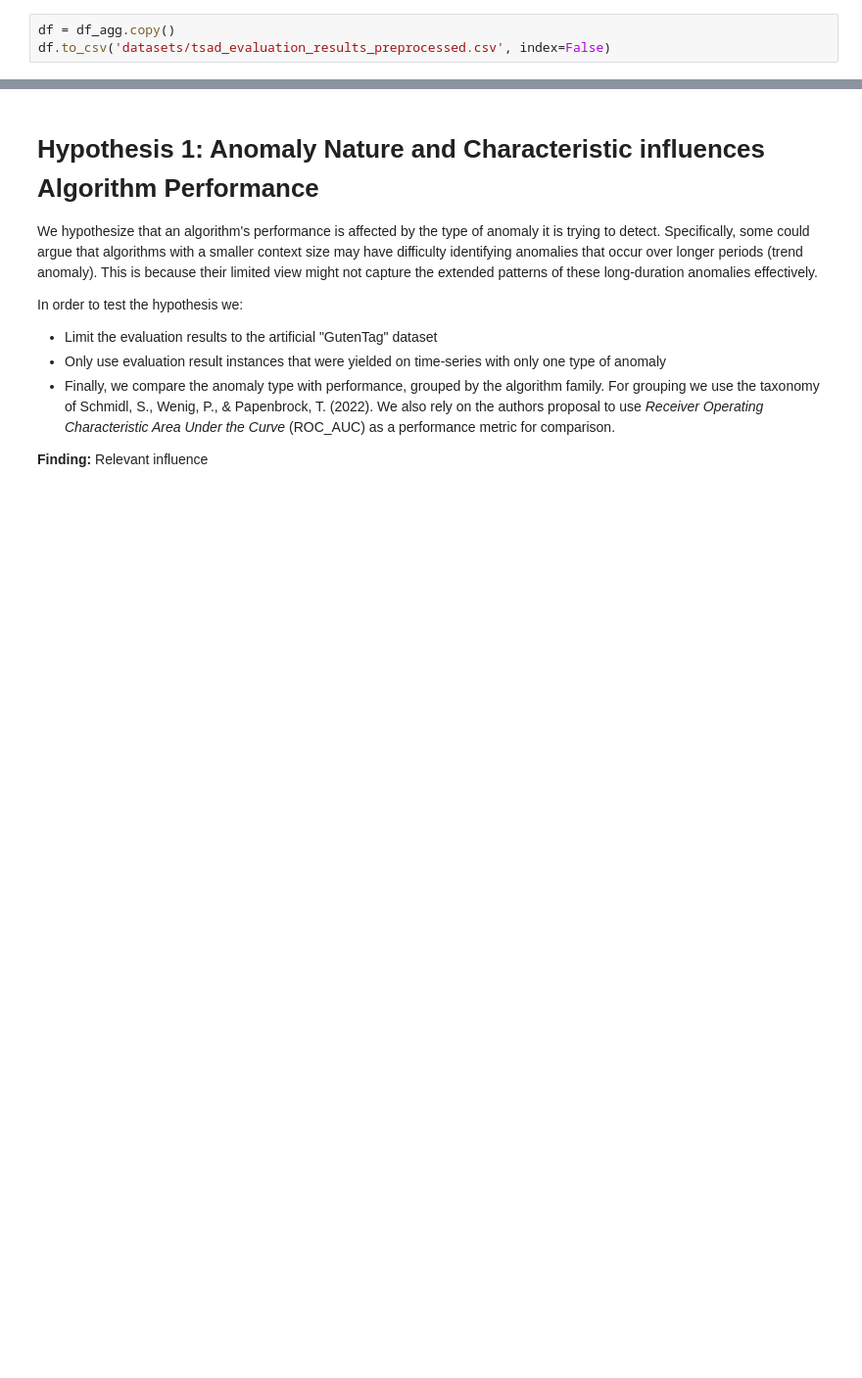
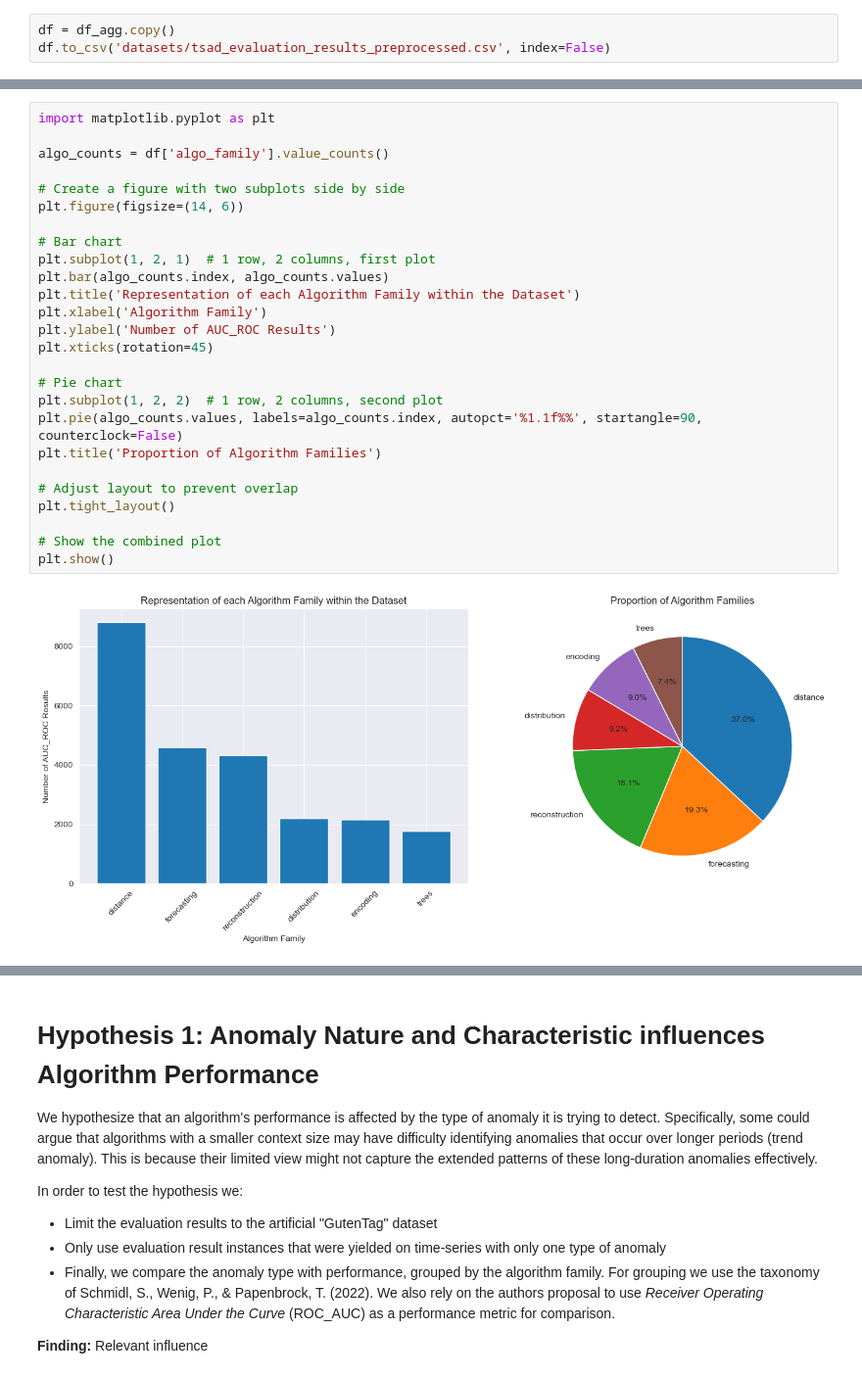
Before and after one commit to dhuber-dev/robust-univariate-ad, a Jupyter notebook: preprocessing_and_analysis_tsad_evaluation_results.ipynb, the cells around one changed output, grey strips where cells are left out. Shown at 98% size. Drawn from its saved outputs; the diff is of its cells as text; blank space fills up the shorter version.

Commit message:
[ADD] Dataset Constellation Plots

```diff
--- a/preprocessing_and_analysis_tsad_evaluation_results.ipynb
+++ b/preprocessing_and_analysis_tsad_evaluation_results.ipynb
@@ -165,0 +185,28 @@ df.to_csv('datasets/tsad_evaluation_results_preprocessed.csv', index=False)
+# %%
+import matplotlib.pyplot as plt
+
+algo_counts = df['algo_family'].value_counts()
+
+# Create a figure with two subplots side by side
+plt.figure(figsize=(14, 6))
+
+# Bar chart
+plt.subplot(1, 2, 1)  # 1 row, 2 columns, first plot
+plt.bar(algo_counts.index, algo_counts.values)
+plt.title('Representation of each Algorithm Family within the Dataset')
+plt.xlabel('Algorithm Family')
+plt.ylabel('Number of AUC_ROC Results')
+plt.xticks(rotation=45)
+
+# Pie chart
+plt.subplot(1, 2, 2)  # 1 row, 2 columns, second plot
+plt.pie(algo_counts.values, labels=algo_counts.index, autopct='%1.1f%%', startangle=90, counterclock=False)
+plt.title('Proportion of Algorithm Families')
+
+# Adjust layout to prevent overlap
+plt.tight_layout()
+
+# Show the combined plot
+plt.show()
+# %% [output]
+[figure, added]
```
Also changed, not shown: parts of 6 cells of this notebook.
